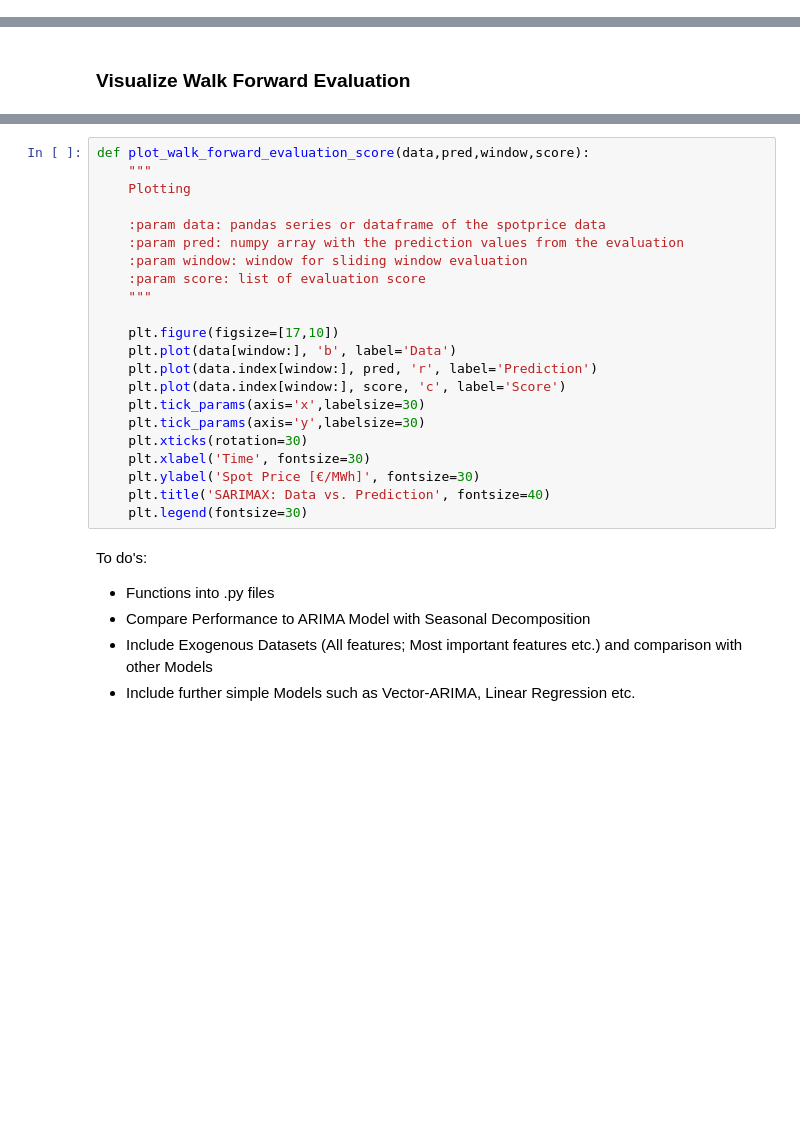
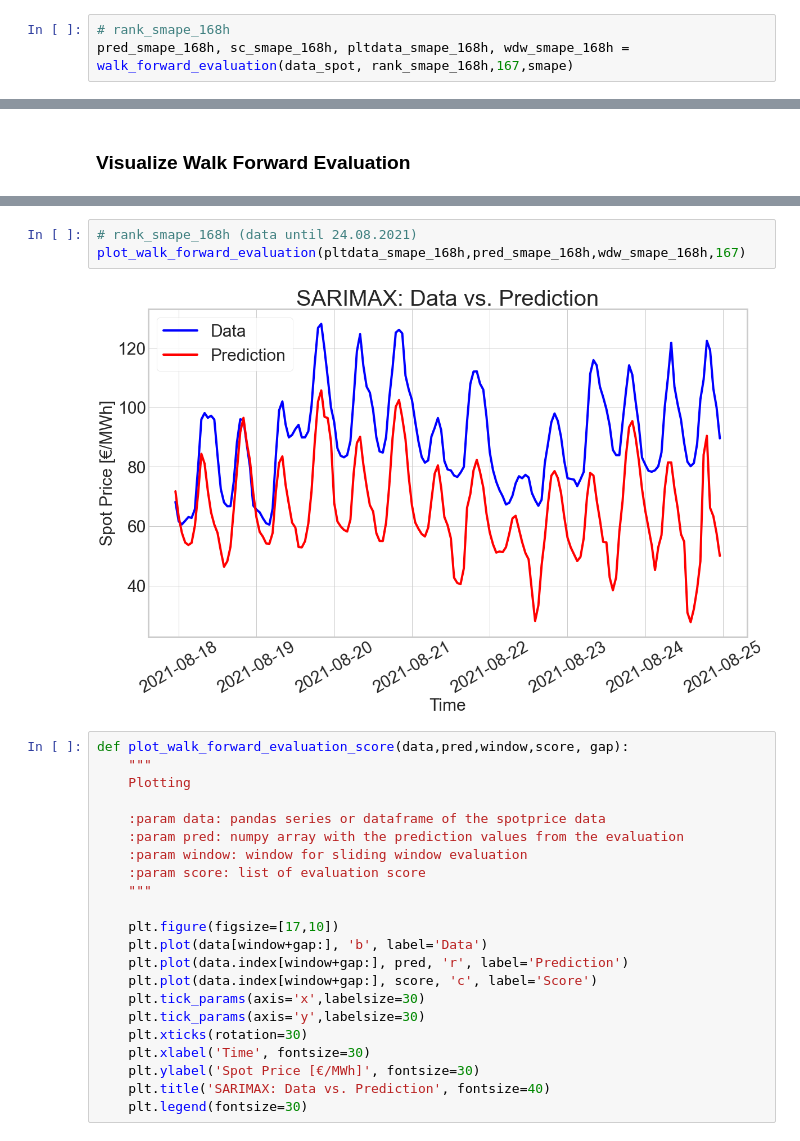
Before and after one commit to kerstinforster/electricity-price-forecasting, a Jupyter notebook: modellab/Stats_Models.ipynb, the cells around one changed output, grey strips where cells are left out. Cells and saved outputs as stored; diff of their text form; blank space fills up the shorter version.

```diff
--- a/modellab/Stats_Models.ipynb
+++ b/modellab/Stats_Models.ipynb
@@ -821,0 +1157,3 @@ Score: 9.880000000000237
+# %%
+# rank_smape_168h
+pred_smape_168h, sc_smape_168h, pltdata_smape_168h, wdw_smape_168h = walk_forward_evaluation(data_spot, rank_smape_168h,167,smape)
@@ -848,5 +1216,10 @@ plot_walk_forward_evaluation(opt_d, pred, opt_len)
+# %%
+# rank_smape_168h (data until 24.08.2021)
+plot_walk_forward_evaluation(pltdata_smape_168h,pred_smape_168h,wdw_smape_168h,167)
+# %% [output]
+[figure, added]
 # %%
-def plot_walk_forward_evaluation_score(data,pred,window,score):
+def plot_walk_forward_evaluation_score(data,pred,window,score, gap):
     """
     Plotting
 
@@ -857,9 +1230,9 @@ def plot_walk_forward_evaluation_score(data,pred,window,score):
     """
 
     plt.figure(figsize=[17,10])
-    plt.plot(data[window:], 'b', label='Data')
-    plt.plot(data.index[window:], pred, 'r', label='Prediction')
-    plt.plot(data.index[window:], score, 'c', label='Score')
+    plt.plot(data[window+gap:], 'b', label='Data')
+    plt.plot(data.index[window+gap:], pred, 'r', label='Prediction')
+    plt.plot(data.index[window+gap:], score, 'c', label='Score')
     plt.tick_params(axis='x',labelsize=30)
     plt.tick_params(axis='y',labelsize=30)
     plt.xticks(rotation=30)
@@ -867,9 +1240,3 @@ def plot_walk_forward_evaluation_score(data,pred,window,score):
     plt.ylabel('Spot Price [€/MWh]', fontsize=30)
     plt.title('SARIMAX: Data vs. Prediction', fontsize=40)
     plt.legend(fontsize=30)
-# %% [markdown]
-To do's:
-* Functions into .py files
-* Compare Performance to ARIMA Model with Seasonal Decomposition
-* Include Exogenous Datasets (All features; Most important features etc.) and comparison with other Models
-* Include further simple Models such as Vector-ARIMA, Linear Regression etc.
```
Also changed, not shown: parts of 48 cells of this notebook, 3 other files.
